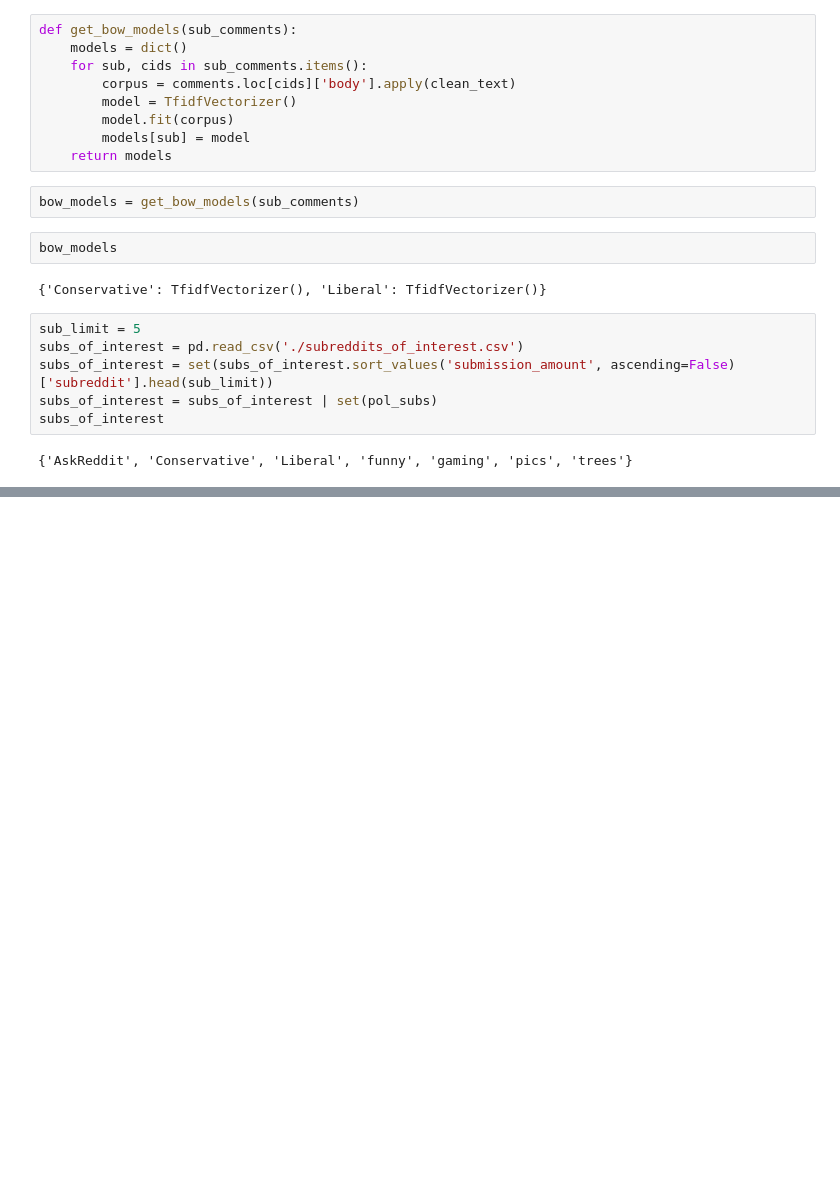
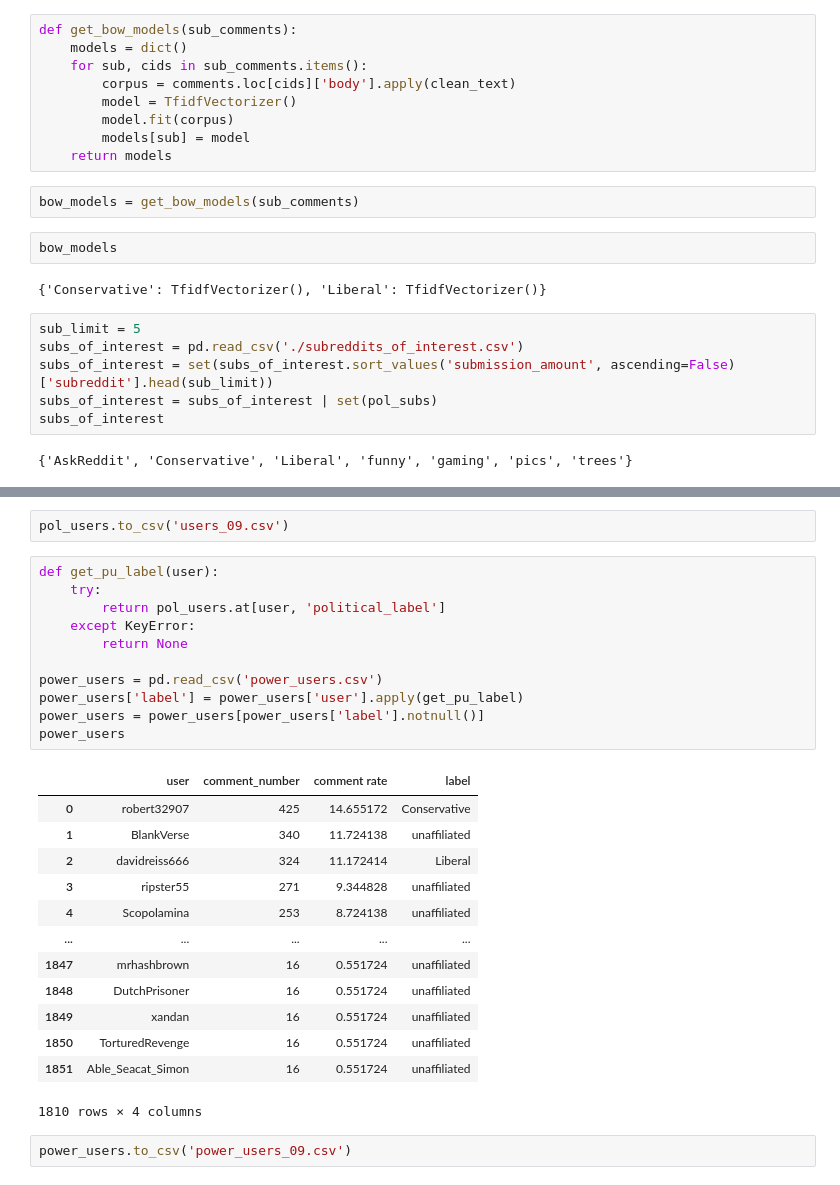
Before and after one commit to thezanefreeman/ComplexNetworks, a Jupyter notebook: dynamic_analysis.ipynb, the cells around one changed output, grey strips where cells are left out. Saved outputs shown, nothing was run; the diff lists cells and outputs as text; blank space fills up the shorter version.

```diff
--- a/dynamic_analysis.ipynb
+++ b/dynamic_analysis.ipynb
@@ -345,4 +292,33 @@ pol_users
 1085211 rows × 2 columns
+# %%
+pol_users.to_csv('users_09.csv')
+# %%
+def get_pu_label(user):
+    try:
+        return pol_users.at[user, 'political_label']
+    except KeyError:
+        return None
+
+power_users = pd.read_csv('power_users.csv')
+power_users['label'] = power_users['user'].apply(get_pu_label)
+power_users = power_users[power_users['label'].notnull()]
+power_users
+# %% [output]
+|  | user | comment_number | comment rate | label |
+| 0 | robert32907 | 425 | 14.655172 | Conservative |
+| 1 | BlankVerse | 340 | 11.724138 | unaffiliated |
+| 2 | davidreiss666 | 324 | 11.172414 | Liberal |
+| 3 | ripster55 | 271 | 9.344828 | unaffiliated |
+| 4 | Scopolamina | 253 | 8.724138 | unaffiliated |
+| ... | ... | ... | ... | ... |
+| 1847 | mrhashbrown | 16 | 0.551724 | unaffiliated |
+| 1848 | DutchPrisoner | 16 | 0.551724 | unaffiliated |
+| 1849 | xandan | 16 | 0.551724 | unaffiliated |
+| 1850 | TorturedRevenge | 16 | 0.551724 | unaffiliated |
+| 1851 | Able_Seacat_Simon | 16 | 0.551724 | unaffiliated |
+1810 rows × 4 columns
+# %%
+power_users.to_csv('power_users_09.csv')
 # %%
 def build_political_user_reply_graph(comments, users, bow_models, subs_of_interest):
     pol_users = dict()
```
Also changed, not shown: parts of 6 cells of this notebook, 1 other file.
